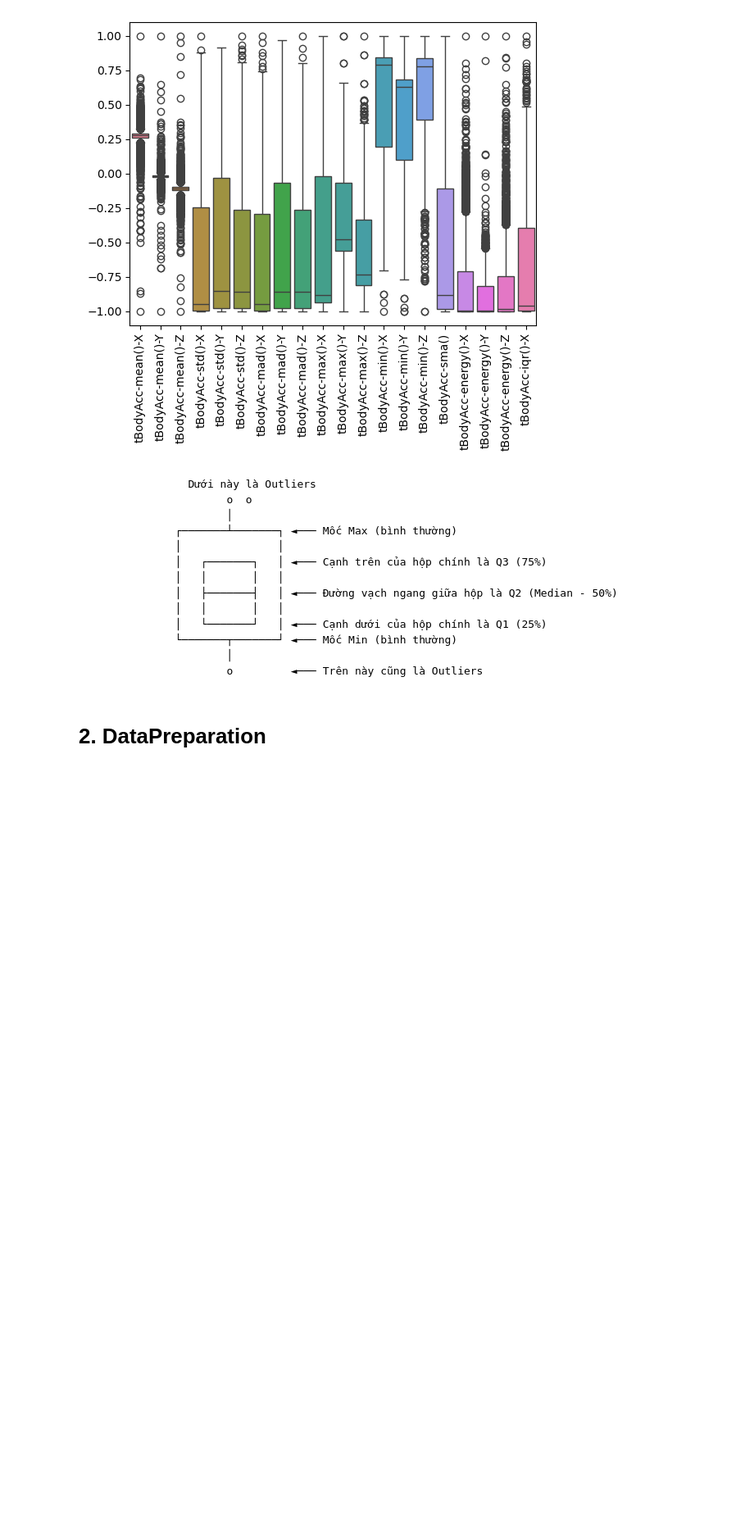
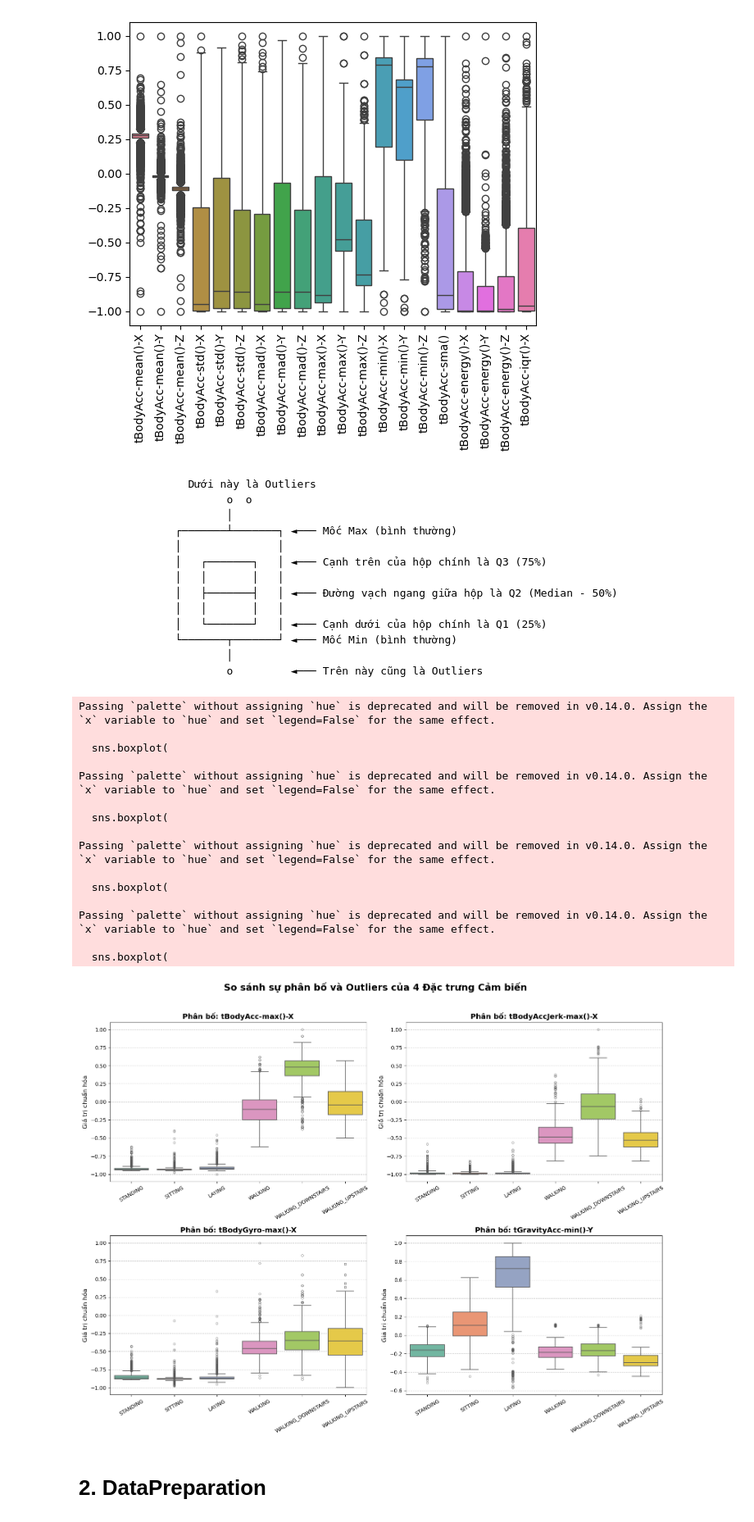
Before and after one commit to NhHung07/Human-Activity-States-from-Smartphone-Sensor, a Jupyter notebook: activityStates.ipynb, the cells around one changed output. Shown at 82% size. Drawn from its saved outputs; the diff is of its cells as text; code cells hidden in the pictures; blank space fills up the shorter version.

````diff
--- a/activityStates.ipynb
+++ b/activityStates.ipynb
@@ -145,6 +145,65 @@ plt.show()
                      │
                      o         ◄─── Trên này cũng là Outliers
 ```
+# %%
+import pandas as pd
+import seaborn as sns
+import matplotlib.pyplot as plt
+
+# 1. Khai báo 4 features cốt lõi
+selected_features = [
+    'tBodyAcc-max()-X',       # Gia tốc cơ thể tối đa - Trục X
+    'tBodyAccJerk-max()-X',   # Độ giật gia tốc tối đa - Trục X
+    'tBodyGyro-max()-X',      # Vận tốc góc tối đa - Trục X
+    'tGravityAcc-min()-Y'     # Gia tốc trọng trường tối thiểu - Trục Y
+]
+
+# 2. Khởi tạo một khung hình (Figure) gồm 4 đồ thị con (Subplots) kích thước 2x2
+fig, axes = plt.subplots(nrows=2, ncols=2, figsize=(16, 12))
+
+# Làm phẳng mảng axes để dễ dàng dùng vòng lặp
+axes = axes.flatten()
+
+# 3. Vòng lặp để vẽ từng Boxplot lên từng ô đồ thị con
+for i, feature in enumerate(selected_features):
+    sns.boxplot(
+        data=train_df,
+        x='Activity',
+        y=feature,
+        ax=axes[i],
+        palette='Set2',
+        linewidth=1.2,
+        flierprops=dict(marker='o', markersize=4, alpha=0.5, color='black') # Outliers
+    )
+
+    # Trang trí cho từng đồ thị con
+    axes[i].set_title(f'Phân bố: {feature}', fontsize=14, fontweight='bold')
+    axes[i].set_xlabel('') # Ẩn chữ 'Activity' ở trục X cho đỡ rối
+    axes[i].set_ylabel('Giá trị chuẩn hóa', fontsize=12)
+    axes[i].tick_params(axis='x', rotation=30) # Xoay nhãn để không bị đè lên nhau
+    axes[i].grid(axis='y', linestyle='--', alpha=0.7)
+
+# 4. Tinh chỉnh bố cục tổng thể và hiển thị
+plt.suptitle('So sánh sự phân bố và Outliers của 4 Đặc trưng Cảm biến', fontsize=18, fontweight='bold', y=1.02)
+plt.tight_layout()
+plt.show()
+# %% [output]
+Passing `palette` without assigning `hue` is deprecated and will be removed in v0.14.0. Assign the `x` variable to `hue` and set `legend=False` for the same effect.
+
+  sns.boxplot(
+
+Passing `palette` without assigning `hue` is deprecated and will be removed in v0.14.0. Assign the `x` variable to `hue` and set `legend=False` for the same effect.
+
+  sns.boxplot(
+
+Passing `palette` without assigning `hue` is deprecated and will be removed in v0.14.0. Assign the `x` variable to `hue` and set `legend=False` for the same effect.
+
+  sns.boxplot(
+
+Passing `palette` without assigning `hue` is deprecated and will be removed in v0.14.0. Assign the `x` variable to `hue` and set `legend=False` for the same effect.
+
+  sns.boxplot(
+[figure, added]
 # %% [markdown]
 # 2. DataPreparation
 # %% [markdown]
````
Also changed, not shown: parts of 1 cell of this notebook, 2 other files.
